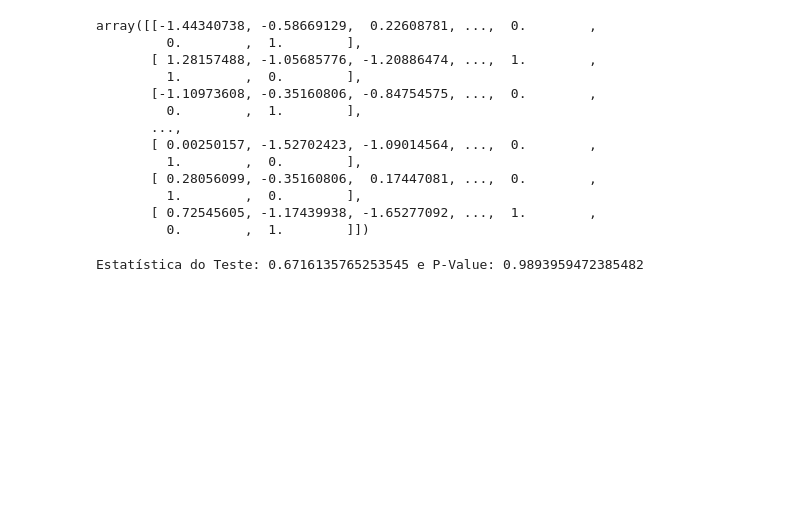
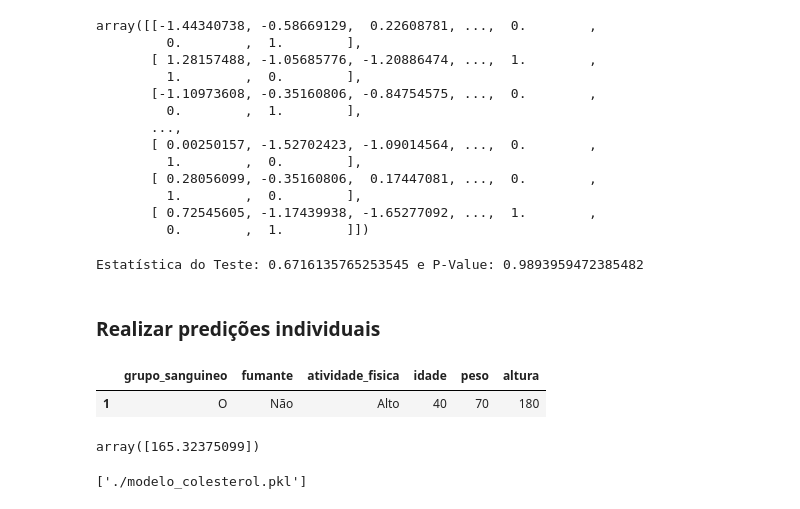
Before and after one commit to denniscosta13/inteligencia_artificial, a Jupyter notebook: mult_linear_reg/modelo_colesterol.ipynb, the cells around one changed output. Drawn from its saved outputs; the diff is of its cells as text; code cells hidden in the pictures; blank space fills up the shorter version.

```diff
--- a/mult_linear_reg/modelo_colesterol.ipynb
+++ b/mult_linear_reg/modelo_colesterol.ipynb
@@ -562,3 +562,31 @@ p_value_goldfeld = test_goldfeld[1]
 print("Estatística do Teste: {} e P-Value: {}".format(stat_goldfeld, p_value_goldfeld))
 # %% [output]
 Estatística do Teste: 0.6716135765253545 e P-Value: 0.9893959472385482
+# %% [markdown]
+### Realizar predições individuais
+# %%
+predicao_individual = {
+    'grupo_sanguineo': 'O',
+    'fumante': 'Não',
+    'atividade_fisica': 'Alto',
+    'idade': 40,
+    'peso': 70,
+    'altura': 180
+}
+
+sample_df = pd.DataFrame(predicao_individual, index=[1])
+# %%
+sample_df
+# %% [output]
+|  | grupo_sanguineo | fumante | atividade_fisica | idade | peso | altura |
+| 1 | O | Não | Alto | 40 | 70 | 180 |
+# %%
+model_regr.predict(sample_df)
+# %% [output]
+array([165.32375099])
+# %%
+# Salvar modelo
+import joblib
+joblib.dump(model_regr, './modelo_colesterol.pkl')
+# %% [output]
+['./modelo_colesterol.pkl']
```
Also changed, not shown: 2 other files.
